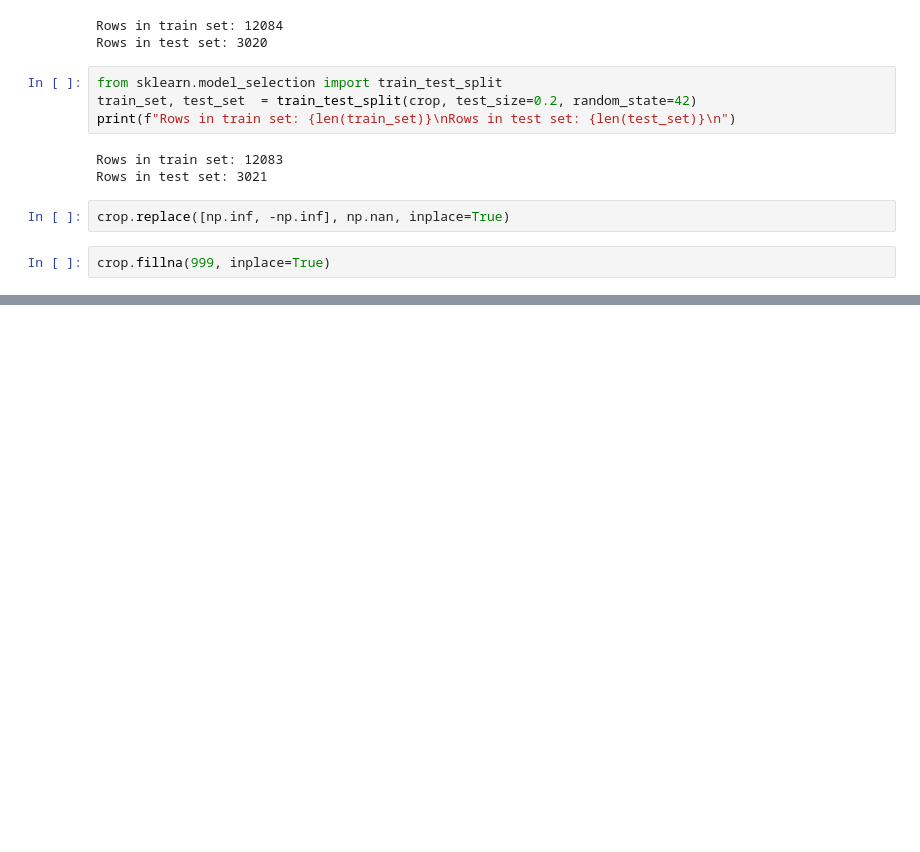
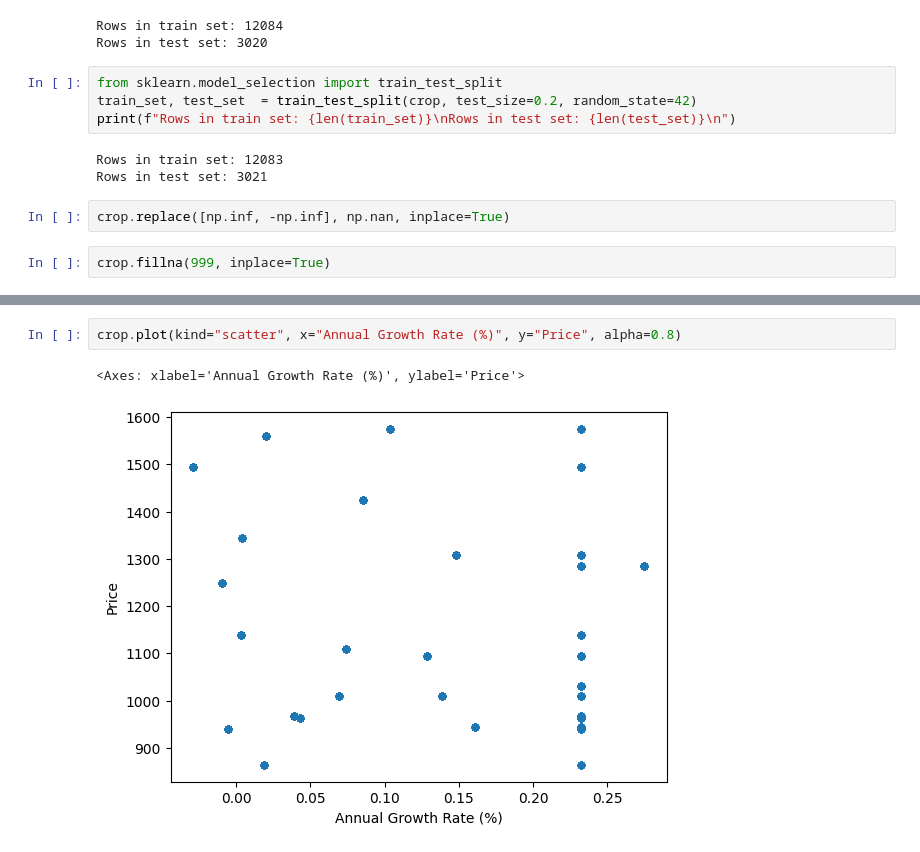
Before and after one commit to AbhiramChandra111/CROP-PRICE-PREDICTION, a Jupyter notebook: MINI_PROJECT.ipynb, the cells around one changed output, grey strips where cells are left out. Drawn from its saved outputs; the diff is of its cells as text; blank space fills up the shorter version.

```diff
--- a/MINI_PROJECT.ipynb
+++ b/MINI_PROJECT.ipynb
@@ -163,0 +208,5 @@ dtype: int64
+# %%
+crop.plot(kind="scatter", x="Annual Growth Rate (%)", y="Price", alpha=0.8)
+# %% [output]
+<Axes: xlabel='Annual Growth Rate (%)', ylabel='Price'>
+[figure, added]
```
Also changed, not shown: parts of 8 cells of this notebook.
